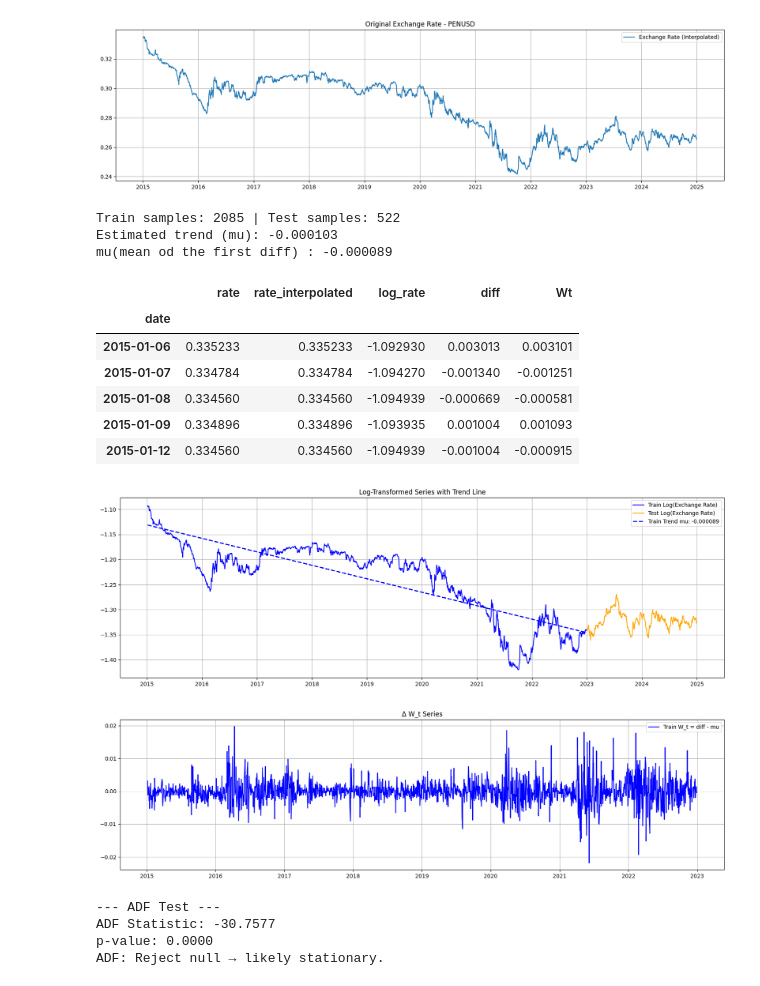
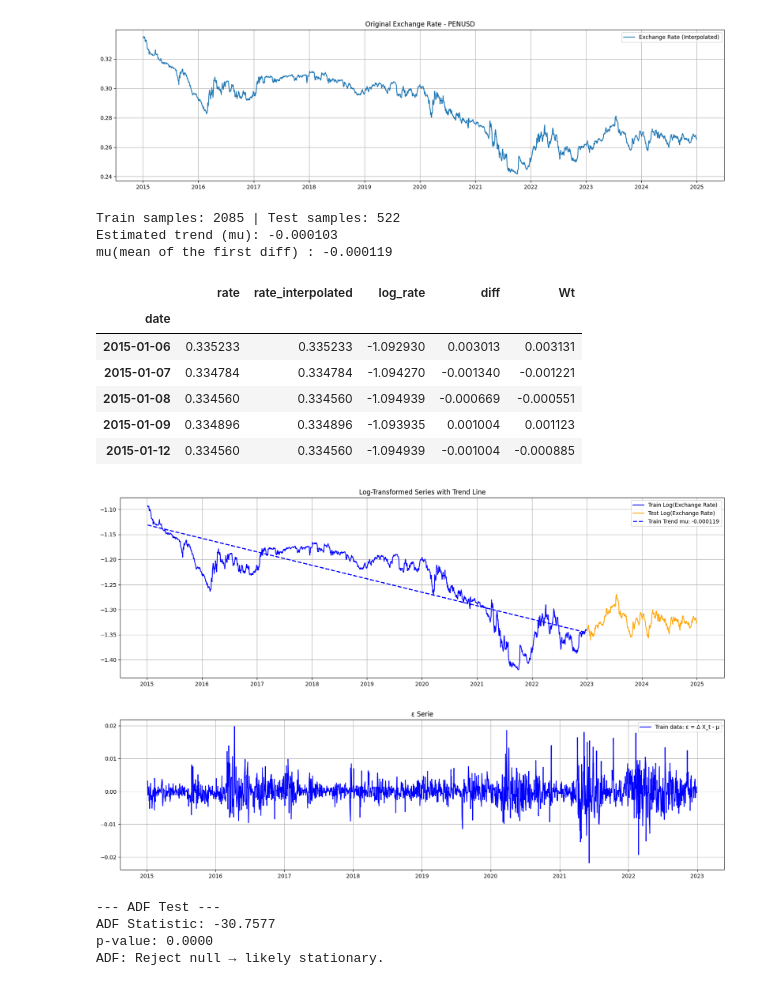
Before and after one commit to kenjihilasak/exchange-rate-forecasting, a Jupyter notebook: 2. preprocesing/prepro.ipynb, the cells around one changed output. Cells and saved outputs as stored; diff of their text form; code cells hidden in the pictures.

```diff
--- a/2. preprocesing/prepro.ipynb
+++ b/2. preprocesing/prepro.ipynb
@@ -484,50 +510,50 @@ train_df = difference_series(train_df, col='log_rate')
 
 # estimate trend (mu)
 mu_train, intercept_train, t_train, trend_line_train  = estimate_trend(train_df)
-mu_train = df['log_rate'].diff().mean()  # Using mu = mean of the first difference
-print(f"mu(mean od the first diff) : {mu_train:.6f}")
+mu_train = train_df['log_rate'].diff().mean()  # Using mu = mean of the first difference
+print(f"mu(mean of the first diff) : {mu_train:.6f}")
 train_df = compute_Wt(train_df, mu_train) # diff() - mu
 
 train_df.head()
 # %% [output]
 Train samples: 2085 | Test samples: 522
 Estimated trend (mu): -0.000103
-mu(mean od the first diff) : -0.000089
+mu(mean of the first diff) : -0.000119
 |  | rate | rate_interpolated | log_rate | diff | Wt |
 | date |  |  |  |  |  |
-| 2015-01-06 | 0.335233 | 0.335233 | -1.092930 | 0.003013 | 0.003101 |
-| 2015-01-07 | 0.334784 | 0.334784 | -1.094270 | -0.001340 | -0.001251 |
-| 2015-01-08 | 0.334560 | 0.334560 | -1.094939 | -0.000669 | -0.000581 |
-| 2015-01-09 | 0.334896 | 0.334896 | -1.093935 | 0.001004 | 0.001093 |
-| 2015-01-12 | 0.334560 | 0.334560 | -1.094939 | -0.001004 | -0.000915 |
+| 2015-01-06 | 0.335233 | 0.335233 | -1.092930 | 0.003013 | 0.003131 |
+| 2015-01-07 | 0.334784 | 0.334784 | -1.094270 | -0.001340 | -0.001221 |
+| 2015-01-08 | 0.334560 | 0.334560 | -1.094939 | -0.000669 | -0.000551 |
+| 2015-01-09 | 0.334896 | 0.334896 | -1.093935 | 0.001004 | 0.001123 |
+| 2015-01-12 | 0.334560 | 0.334560 | -1.094939 | -0.001004 | -0.000885 |
 # %%
 # Export test_df to CSV
 test_df.to_csv('test_df_usdpen.csv')
 # %%
 # Plot train and test of the log-transformed series, with trend lines
 fig, ax = plt.subplots(1, 1, figsize=(20, 6), sharex=True)
 
 # Plot train and test of the log-transformed series
 ax.plot(train_df.index, train_df['log_rate'], label='Train Log(Exchange Rate)', color='blue')
 ax.plot(test_df.index, test_df['log_rate'], label='Test Log(Exchange Rate)', color='orange')
 
 # Plot trend lines (align lengths after differencing)
 ax.plot(train_df.index, trend_line_train, label=f'Train Trend mu: {mu_train:.6f}', color='blue', linestyle='--', linewidth=2)
 
 ax.set_title('Log-Transformed Series with Trend Line')
 ax.legend()
 ax.grid(True)
 plt.show()
 
 #plot the W_t
 fig, ax = plt.subplots(figsize=(20, 5))
-ax.plot(train_df.index, train_df['Wt'], label='Train W_t = diff - mu', color='blue')
+ax.plot(train_df.index, train_df['Wt'], label='Train data: ε = Δ X_t - μ', color='blue')
 ax.legend()
-ax.set_title('Δ W_t Series')
+ax.set_title('ε Serie')
 ax.grid(True)
 # %% [output]
 [figure]
-[figure, old version]
+[figure, new version]
 # %%
 # Testing Stationarity of W_t
 test_stationarity(train_df['Wt'])
```
Also changed, not shown: parts of 7 cells of this notebook, 47 other files.
